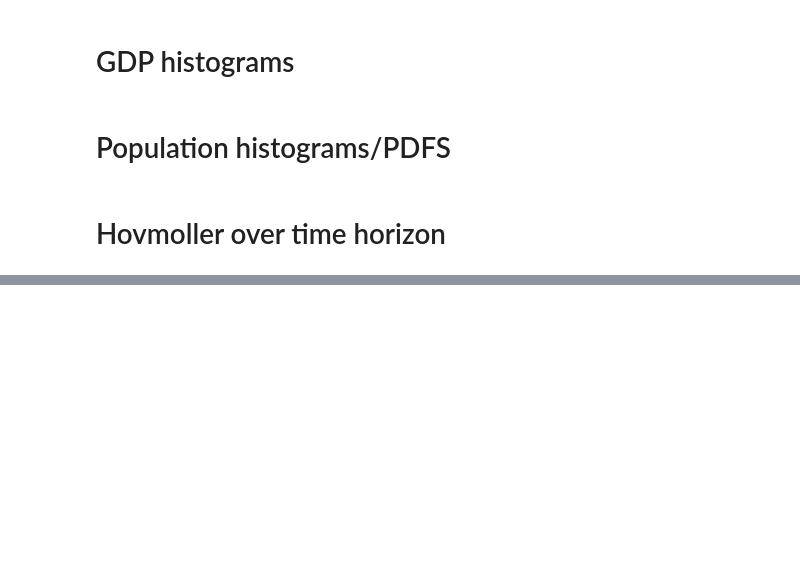
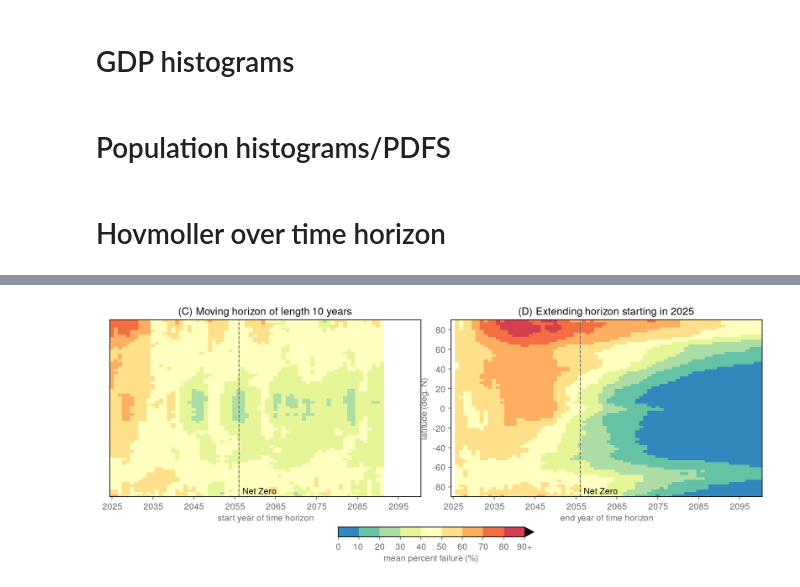
Before and after one commit to eabarnes1010/netzero_perception, a Jupyter notebook: _analysis_fivepanels.ipynb, the cells around one changed output, grey strips where cells are left out. Drawn from its saved outputs; the diff is of its cells as text; code cells hidden in the pictures; blank space fills up the shorter version.

```diff
--- a/_analysis_fivepanels.ipynb
+++ b/_analysis_fivepanels.ipynb
@@ -930,11 +946,16 @@ cmap = palettable.colorbrewer.diverging.Spectral_9_r.mpl_colors
 # cmap = np.delete(cmap,(0,1,3,6),0)
 cmap = ListedColormap(cmap)
 
+if EXP_NAME=="exp3":
+    letters = ('(E)', '(F)')
+else:
+    letters = ('(C)', '(D)')
+
 #-----------------------------
 fig = plt.figure(figsize=(14*.75,6*.75))
 
 # plot progressively add years
-ax = fig.add_subplot(1,2,1)
+ax = fig.add_subplot(1,2,2)
 p = plt.pcolor(YEAR_VEC,da_all["lat"],fail_grid.T,cmap=cmap)
 plt.axvline(x=settings["netzero_year"],color='dimgray',linestyle='--',linewidth=1)
 plt.text(settings["netzero_year"]+1,-87,'Net Zero',)
@@ -948,41 +969,43 @@ p.set_clim(0.0,90)
 p.cmap.set_over('k')
 # cbar = plt.colorbar(p,ax=plt.gca(),label='mean percent failure (\%)',ticks=(0,10,20,30,40,50,60,70,80,90), extend="max",orientation='vertical',pad=.02,shrink=.7)
 # cbar.ax.set_yticklabels(('0','10','20','30','40','50','60','70','80','90+'))
-plt.title('Extending horizon starting in ' + str(settings["focus_year"]))
+plt.title(letters[1] + ' Extending horizon starting in ' + str(settings["focus_year"]))
 
 # plot moving time_horizon window
-ax = fig.add_subplot(1,2,2)
+ax = fig.add_subplot(1,2,1)
 p = plt.pcolor(YEAR_VEC,da_all["lat"],fail_grid_fix.T,cmap=cmap)
 plt.axvline(x=settings["netzero_year"],color='dimgray',linestyle='--',linewidth=1)
 plt.text(settings["netzero_year"]+1,-87,'Net Zero',)
 
 # plt.ylabel('latitude (deg. N)')
 plt.xlabel('start year of time horizon')
 plt.xticks(np.arange(TREND_YEARS_NETZERO[0],YEAR_RANGE[1],10),np.arange(TREND_YEARS_NETZERO[0],YEAR_RANGE[1],10))
 plt.yticks([],[])
 plt.ylabel('')
 # plt.yticks(np.arange(-80,100,20),np.arange(-80,100,20))
-plt.title('Moving horizon of length ' + str(settings["time_horizon"]) + ' years')
+plt.title(letters[0] + ' Moving horizon of length ' + str(settings["time_horizon"]) + ' years')
 
 fig.tight_layout(pad=0., h_pad=0., w_pad=0)
 
 p.set_clim(0.0,90)
 p.cmap.set_over('k')
 # cbar = plt.colorbar(p,ax=plt.gca(),label='mean percent failure (\%)',ticks=(0,10,20,30,40,50,60,70,80,90), extend="max",orientation='vertical',pad=.02,shrink=.7)
 # cbar.ax.set_yticklabels(('0','10','20','30','40','50','60','70','80','90+'))
 
 axs = fig.axes[:2]
 cb = fig.colorbar(p, ax=axs,
                   shrink=0.3,
                   ticks=(0,10,20,30,40,50,60,70,80,90),
                   location='bottom',
                   pad=.125,
                   extend='max',
                  )
 cb.ax.set_xticklabels(('0','10','20','30','40','50','60','70','80','90+'))
 cb.set_label(label='mean percent failure (\%)',fontsize=10)
 
 
 # plt.tight_layout()
 plots.savefig(FIGURE_DIRECTORY + EXP_NAME + '_timeprogression_pcolor_failures')
 plt.show()
+# %% [output]
+[figure, added]
```
Also changed, not shown: parts of 9 cells of this notebook, 1 other file.
